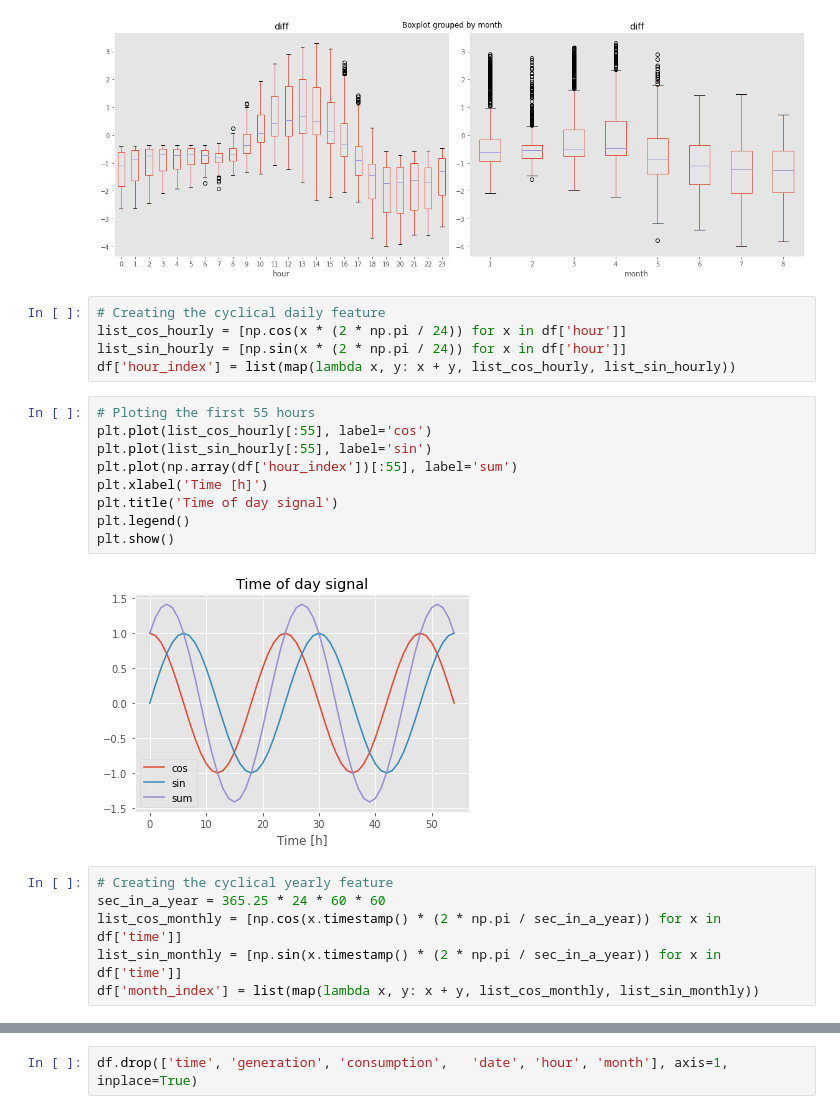
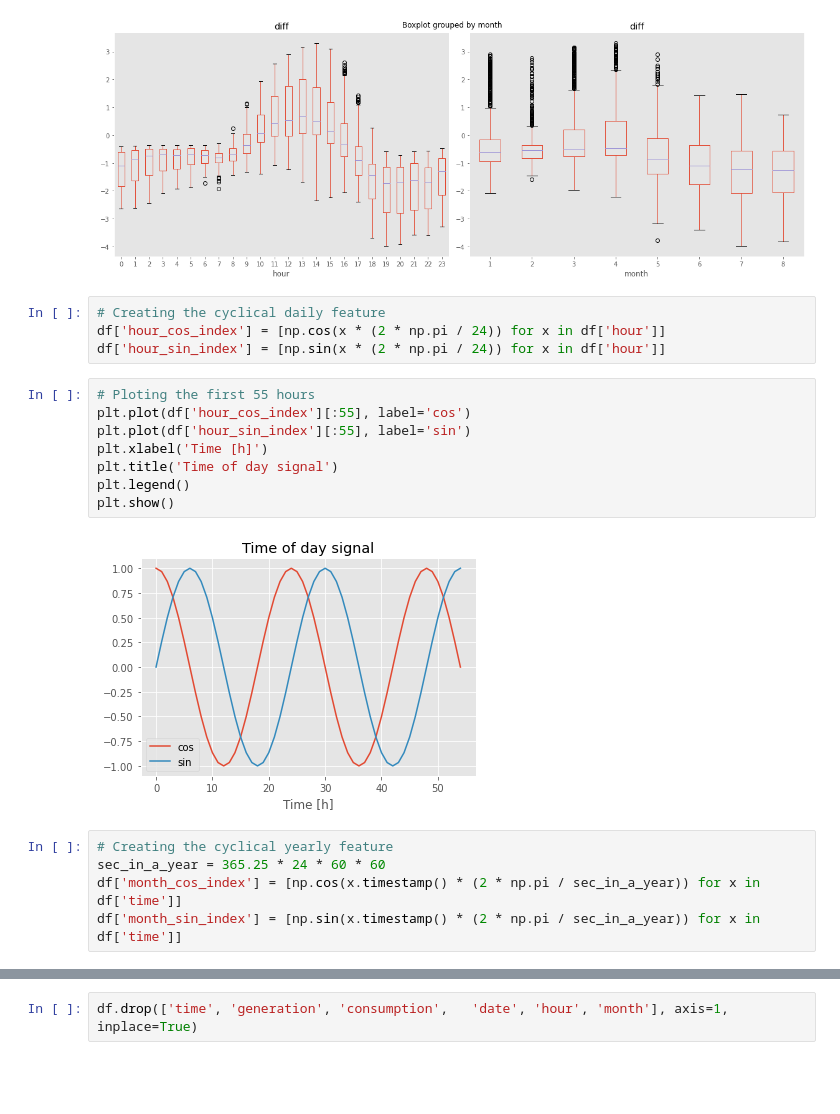
Before and after one commit to Shulammiteya/Electricity-Forecasting-and-Bidding, a Jupyter notebook: train.ipynb, the cells around one changed output, grey strips where cells are left out. Cells and saved outputs as stored; diff of their text form; blank space fills up the shorter version.

```diff
--- a/train.ipynb
+++ b/train.ipynb
@@ -136,25 +136,22 @@ plt.show()
 [figure]
 # %%
 # Creating the cyclical daily feature
-list_cos_hourly = [np.cos(x * (2 * np.pi / 24)) for x in df['hour']]
-list_sin_hourly = [np.sin(x * (2 * np.pi / 24)) for x in df['hour']]
-df['hour_index'] = list(map(lambda x, y: x + y, list_cos_hourly, list_sin_hourly))
+df['hour_cos_index'] = [np.cos(x * (2 * np.pi / 24)) for x in df['hour']]
+df['hour_sin_index'] = [np.sin(x * (2 * np.pi / 24)) for x in df['hour']]
 # %%
 # Ploting the first 55 hours
-plt.plot(list_cos_hourly[:55], label='cos')
-plt.plot(list_sin_hourly[:55], label='sin')
-plt.plot(np.array(df['hour_index'])[:55], label='sum')
+plt.plot(df['hour_cos_index'][:55], label='cos')
+plt.plot(df['hour_sin_index'][:55], label='sin')
 plt.xlabel('Time [h]')
 plt.title('Time of day signal')
 plt.legend()
 plt.show()
 # %% [output]
-[figure, old version]
+[figure, new version]
 # %%
 # Creating the cyclical yearly feature
 sec_in_a_year = 365.25 * 24 * 60 * 60
-list_cos_monthly = [np.cos(x.timestamp() * (2 * np.pi / sec_in_a_year)) for x in df['time']]
-list_sin_monthly = [np.sin(x.timestamp() * (2 * np.pi / sec_in_a_year)) for x in df['time']]
-df['month_index'] = list(map(lambda x, y: x + y, list_cos_monthly, list_sin_monthly))
+df['month_cos_index'] = [np.cos(x.timestamp() * (2 * np.pi / sec_in_a_year)) for x in df['time']]
+df['month_sin_index'] = [np.sin(x.timestamp() * (2 * np.pi / sec_in_a_year)) for x in df['time']]
 # %%
 # Ploting the first year
```
Also changed, not shown: parts of 9 cells of this notebook, 4 other files.
